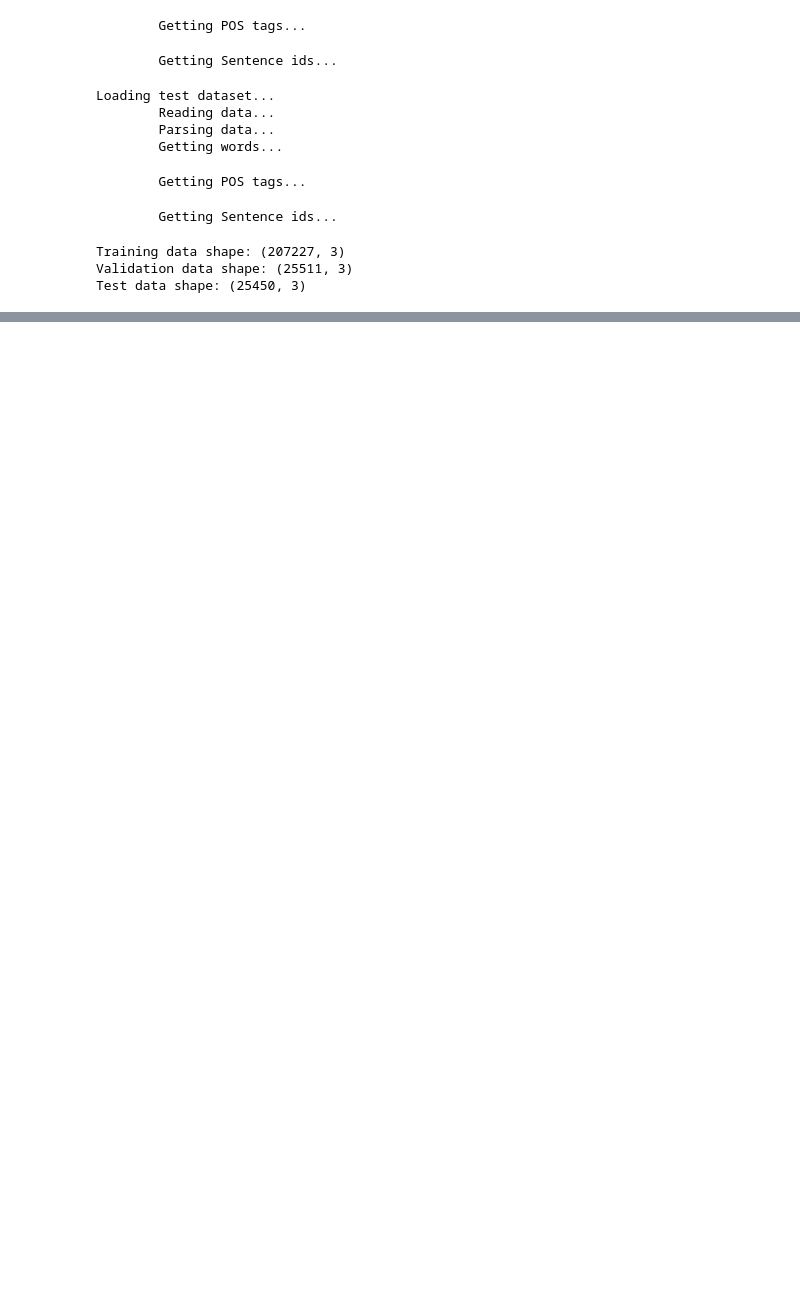
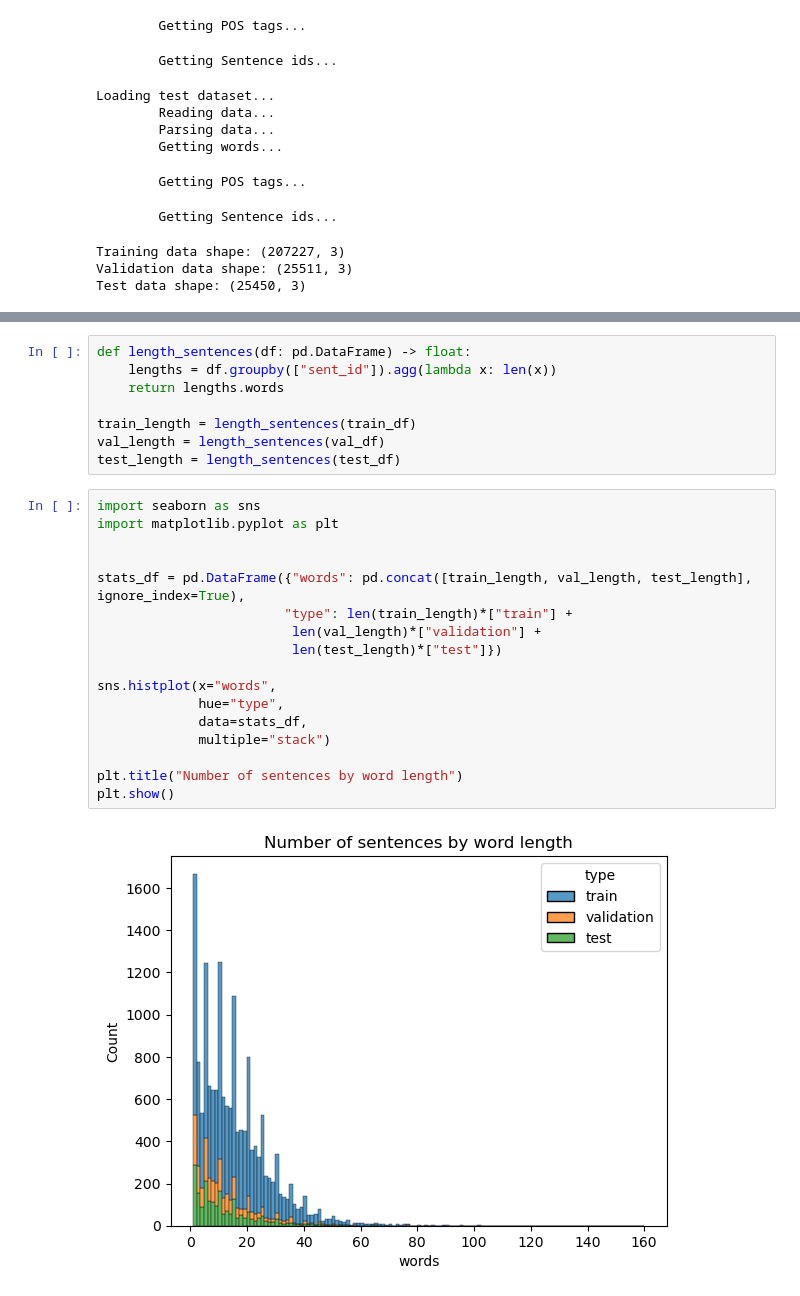
Before and after one commit to VassilisDrouzas/Natural-Language-Processing, a Jupyter notebook: mlp_nlp/ex_10.ipynb, the cells around one changed output, grey strips where cells are left out. Cells and saved outputs as stored; diff of their text form; blank space fills up the shorter version.

Commit message:
add dataset stats

```diff
--- a/mlp_nlp/ex_10.ipynb
+++ b/mlp_nlp/ex_10.ipynb
@@ -81,0 +86,27 @@ train_df
+# %%
+def length_sentences(df: pd.DataFrame) -> float:
+    lengths = df.groupby(["sent_id"]).agg(lambda x: len(x))
+    return lengths.words
+
+train_length = length_sentences(train_df)
+val_length = length_sentences(val_df)
+test_length = length_sentences(test_df)
+# %%
+import seaborn as sns
+import matplotlib.pyplot as plt
+
+
+stats_df = pd.DataFrame({"words": pd.concat([train_length, val_length, test_length], ignore_index=True),
+                        "type": len(train_length)*["train"] +
+                         len(val_length)*["validation"] +
+                         len(test_length)*["test"]})
+
+sns.histplot(x="words",
+             hue="type",
+             data=stats_df,
+             multiple="stack")
+
+plt.title("Number of sentences by word length")
+plt.show()
+# %% [output]
+[figure, added]
```
Also changed, not shown: parts of 13 cells of this notebook.
